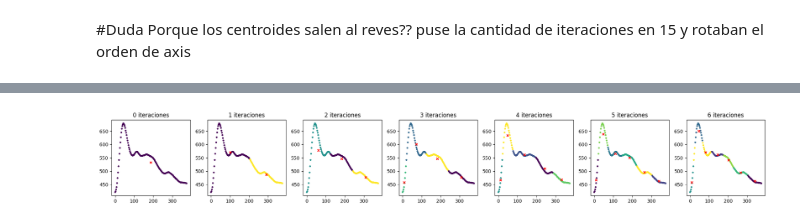
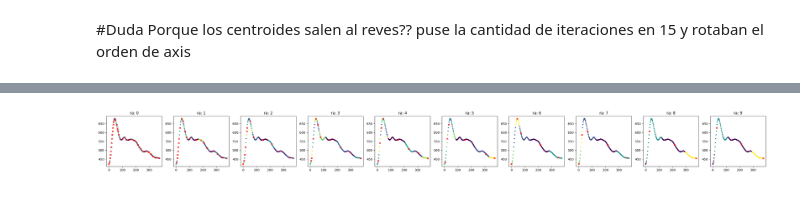
Before and after one commit to TobiasGiacri/tp-ia, a Jupyter notebook: main.ipynb, the cells around one changed output, grey strips where cells are left out. Drawn from its saved outputs; the diff is of its cells as text; code cells hidden in the pictures.

Commit message:
images from subplot, doubts written in ntbk, cleaned

```diff
--- a/main.ipynb
+++ b/main.ipynb
@@ -33,7 +33,7 @@ from sklearn.cluster import KMeans
 array_etiquetas= []
 array_centroides = []
 wcss = []
-cant_clusters = range(1, 8)
+cant_clusters = range(1, 12)
 for i in cant_clusters:
     kmeans = KMeans(n_clusters = i, init = 'k-means++', max_iter = 300, n_init = 10, random_state = 0)
     kmeans.fit(data)
@@ -46,4 +46,18 @@ plt.title('The elbow method')
 plt.xlabel('Number of clusters')
 plt.ylabel('WCSS') #within cluster sum of squares
 plt.show()
+
+
+plots = len(cant_clusters)
+columnas = plots
+
+fig, axs = plt.subplots(1, columnas,figsize=(30, 3))
+
+for i in range(columnas):
+    axs[i].scatter(data[:, 0], data[:, 1], c=array_etiquetas[i], cmap='viridis', s = 7)
+    axs[i].scatter(array_centroides[i][:, 0], array_centroides[i][:, 1], c='red', marker='x', s=20)
+    axs[i].set_title(f'{i} iteraciones')
+
+plt.tight_layout()
+plt.show()
 # %% [output]
@@ -51,18 +66,3 @@ plt.show()
 # %% [markdown]
 #Duda
 Porque los centroides salen al reves?? puse la cantidad de iteraciones en 15 y rotaban el orden de axis
-# %%
-etiquetas = kmeans.labels_
-centroides = kmeans.cluster_centers_[:, ::-1] #invierto el segundo axis
-centroides = kmeans.cluster_centers_
-print(centroides)
-# Grafica los puntos de datos coloreados por su etiqueta de clúster
-plt.scatter(data[:, 0], data[:, 1], c=etiquetas, cmap='viridis', s = 7)
-
-# Grafica los centroides de los clústeres en rojo
-plt.scatter(centroides[:, 0], centroides[:, 1], c='red', marker='x', s=20)
-
-plt.title('Resultados de KMeans')
-plt.xlabel('tiempo')
-plt.ylabel('var')
-plt.show()
@@ -78,15 +142,24 @@ plt.show()
 # %%
+array_etiquetas= []
+array_centroides = []
+wcss = []
+cant_clusters = range(1, 11)
+for i in cant_clusters:
+    etiquetas, centroides = subclust3(data,i/10,0)
+    array_etiquetas.append(etiquetas)
+    array_centroides.append(centroides)
+
 plots = len(cant_clusters)
 columnas = plots
 
-fig, axs = plt.subplots(1, columnas,figsize=(20, 3))
+fig, axs = plt.subplots(1, columnas,figsize=(30, 3))
 
 for i in range(columnas):
     axs[i].scatter(data[:, 0], data[:, 1], c=array_etiquetas[i], cmap='viridis', s = 7)
     axs[i].scatter(array_centroides[i][:, 0], array_centroides[i][:, 1], c='red', marker='x', s=20)
-    axs[i].set_title(f'{i} iteraciones')
+    axs[i].set_title(f'ra: {i}')
 
 plt.tight_layout()
 plt.show()
 # %% [output]
-[figure, old version]
+[figure, new version]
```
Also changed, not shown: parts of 9 cells of this notebook, 2 other files.
